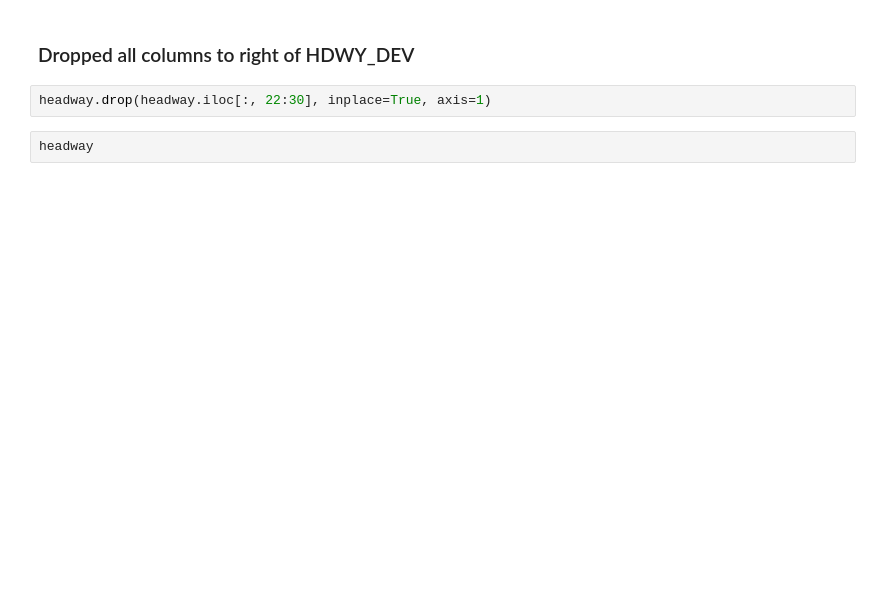
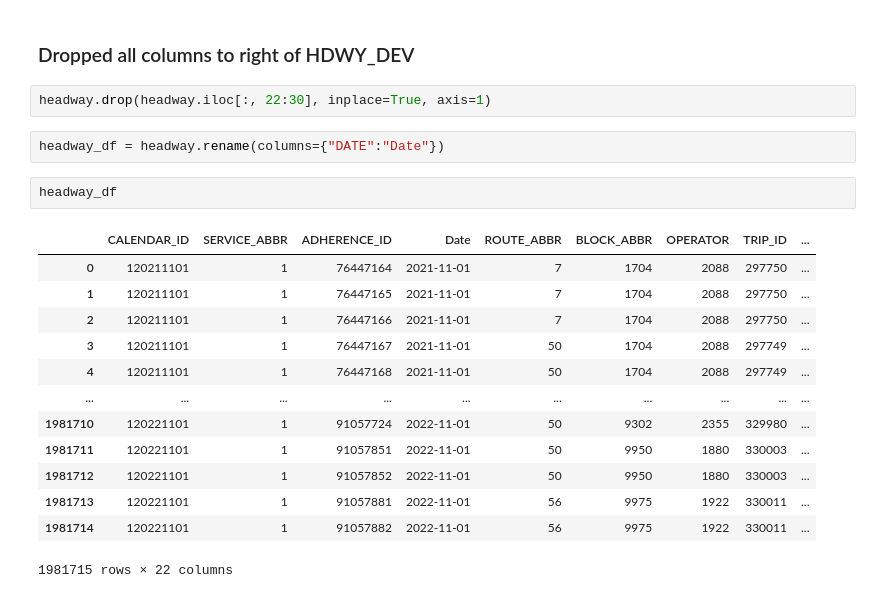
Before and after one commit to NSS-Data-Analytics-Cohort-7/wego-data-world-problems, a Jupyter notebook: notebook/wego-EDA.ipynb, the cells around one changed output. Drawn from its saved outputs; the diff is of its cells as text; blank space fills up the shorter version.

```diff
--- a/notebook/wego-EDA.ipynb
+++ b/notebook/wego-EDA.ipynb
@@ -36,6 +148,22 @@ sns.boxplot(data = headway,
 # %%
 headway.drop(headway.iloc[:, 22:30], inplace=True, axis=1)
 # %%
-headway
+headway_df = headway.rename(columns={"DATE":"Date"})
+# %%
+headway_df
+# %% [output]
+|  | CALENDAR_ID | SERVICE_ABBR | ADHERENCE_ID | Date | ROUTE_ABBR | BLOCK_ABBR | OPERATOR | TRIP_ID | ... |
+| 0 | 120211101 | 1 | 76447164 | 2021-11-01 | 7 | 1704 | 2088 | 297750 | ... |
+| 1 | 120211101 | 1 | 76447165 | 2021-11-01 | 7 | 1704 | 2088 | 297750 | ... |
+| 2 | 120211101 | 1 | 76447166 | 2021-11-01 | 7 | 1704 | 2088 | 297750 | ... |
+| 3 | 120211101 | 1 | 76447167 | 2021-11-01 | 50 | 1704 | 2088 | 297749 | ... |
+| 4 | 120211101 | 1 | 76447168 | 2021-11-01 | 50 | 1704 | 2088 | 297749 | ... |
+| ... | ... | ... | ... | ... | ... | ... | ... | ... | ... |
+| 1981710 | 120221101 | 1 | 91057724 | 2022-11-01 | 50 | 9302 | 2355 | 329980 | ... |
+| 1981711 | 120221101 | 1 | 91057851 | 2022-11-01 | 50 | 9950 | 1880 | 330003 | ... |
+| 1981712 | 120221101 | 1 | 91057852 | 2022-11-01 | 50 | 9950 | 1880 | 330003 | ... |
+| 1981713 | 120221101 | 1 | 91057881 | 2022-11-01 | 56 | 9975 | 1922 | 330011 | ... |
+| 1981714 | 120221101 | 1 | 91057882 | 2022-11-01 | 56 | 9975 | 1922 | 330011 | ... |
+1981715 rows × 22 columns
 # %%
 headway.ROUTE_ABBR.unique()
```
Also changed, not shown: parts of 14 cells of this notebook.
